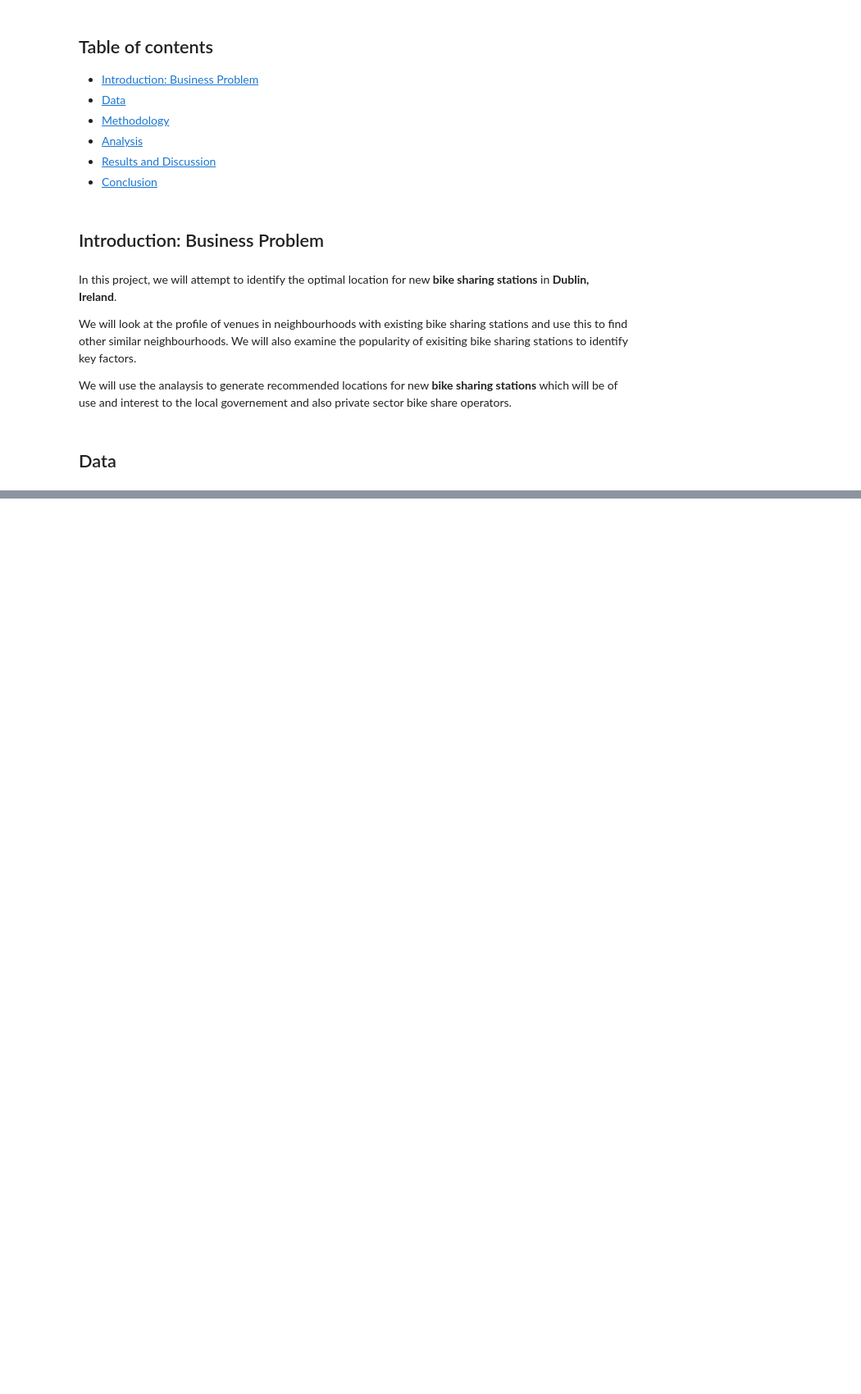
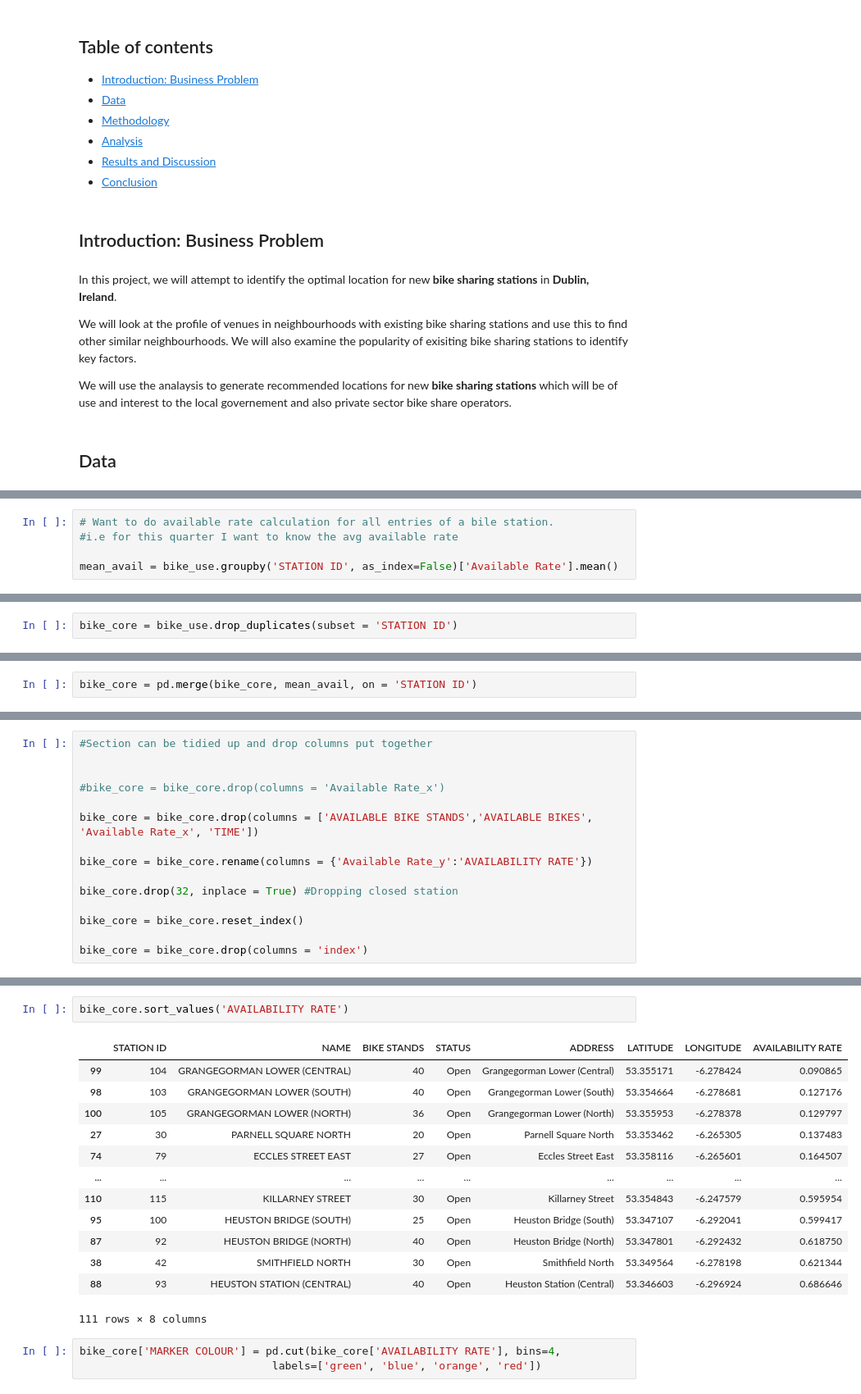
Before and after one commit to code-jk-code/Coursera_Capstone, a Jupyter notebook: IBM - Capstone Project - The best bike location.ipynb, the cells around one changed output, grey strips where cells are left out. Shown at 82% size. Saved outputs shown, nothing was run; the diff lists cells and outputs as text; blank space fills up the shorter version.

```diff
--- a/IBM - Capstone Project - The best bike location.ipynb
+++ b/IBM - Capstone Project - The best bike location.ipynb
@@ -31,0 +122,5 @@ This data will be retrieved from the following sources:
+# %%
+# Want to do available rate calculation for all entries of a bile station.
+#i.e for this quarter I want to know the avg available rate
+
+mean_avail = bike_use.groupby('STATION ID', as_index=False)['Available Rate'].mean()
@@ -31,0 +136,2 @@ This data will be retrieved from the following sources:
+# %%
+bike_core = bike_use.drop_duplicates(subset = 'STATION ID')
@@ -31,0 +142,2 @@ This data will be retrieved from the following sources:
+# %%
+bike_core = pd.merge(bike_core, mean_avail, on = 'STATION ID')
@@ -31,0 +153,15 @@ This data will be retrieved from the following sources:
+# %%
+#Section can be tidied up and drop columns put together
+
+
+#bike_core = bike_core.drop(columns = 'Available Rate_x')
+
+bike_core = bike_core.drop(columns = ['AVAILABLE BIKE STANDS','AVAILABLE BIKES', 'Available Rate_x', 'TIME'])
+
+bike_core = bike_core.rename(columns = {'Available Rate_y':'AVAILABILITY RATE'})
+
+bike_core.drop(32, inplace = True) #Dropping closed station
+
+bike_core = bike_core.reset_index()
+
+bike_core = bike_core.drop(columns = 'index')
@@ -31,0 +202,19 @@ This data will be retrieved from the following sources:
+# %%
+bike_core.sort_values('AVAILABILITY RATE')
+# %% [output]
+|  | STATION ID | NAME | BIKE STANDS | STATUS | ADDRESS | LATITUDE | LONGITUDE | AVAILABILITY RATE |
+| 99 | 104 | GRANGEGORMAN LOWER (CENTRAL) | 40 | Open | Grangegorman Lower (Central) | 53.355171 | -6.278424 | 0.090865 |
+| 98 | 103 | GRANGEGORMAN LOWER (SOUTH) | 40 | Open | Grangegorman Lower (South) | 53.354664 | -6.278681 | 0.127176 |
+| 100 | 105 | GRANGEGORMAN LOWER (NORTH) | 36 | Open | Grangegorman Lower (North) | 53.355953 | -6.278378 | 0.129797 |
+| 27 | 30 | PARNELL SQUARE NORTH | 20 | Open | Parnell Square North | 53.353462 | -6.265305 | 0.137483 |
+| 74 | 79 | ECCLES STREET EAST | 27 | Open | Eccles Street East | 53.358116 | -6.265601 | 0.164507 |
+| ... | ... | ... | ... | ... | ... | ... | ... | ... |
+| 110 | 115 | KILLARNEY STREET | 30 | Open | Killarney Street | 53.354843 | -6.247579 | 0.595954 |
+| 95 | 100 | HEUSTON BRIDGE (SOUTH) | 25 | Open | Heuston Bridge (South) | 53.347107 | -6.292041 | 0.599417 |
+| 87 | 92 | HEUSTON BRIDGE (NORTH) | 40 | Open | Heuston Bridge (North) | 53.347801 | -6.292432 | 0.618750 |
+| 38 | 42 | SMITHFIELD NORTH | 30 | Open | Smithfield North | 53.349564 | -6.278198 | 0.621344 |
+| 88 | 93 | HEUSTON STATION (CENTRAL) | 40 | Open | Heuston Station (Central) | 53.346603 | -6.296924 | 0.686646 |
+111 rows × 8 columns
+# %%
+bike_core['MARKER COLOUR'] = pd.cut(bike_core['AVAILABILITY RATE'], bins=4,
+                              labels=['green', 'blue', 'orange', 'red'])
```
Also changed, not shown: parts of 28 cells of this notebook.
